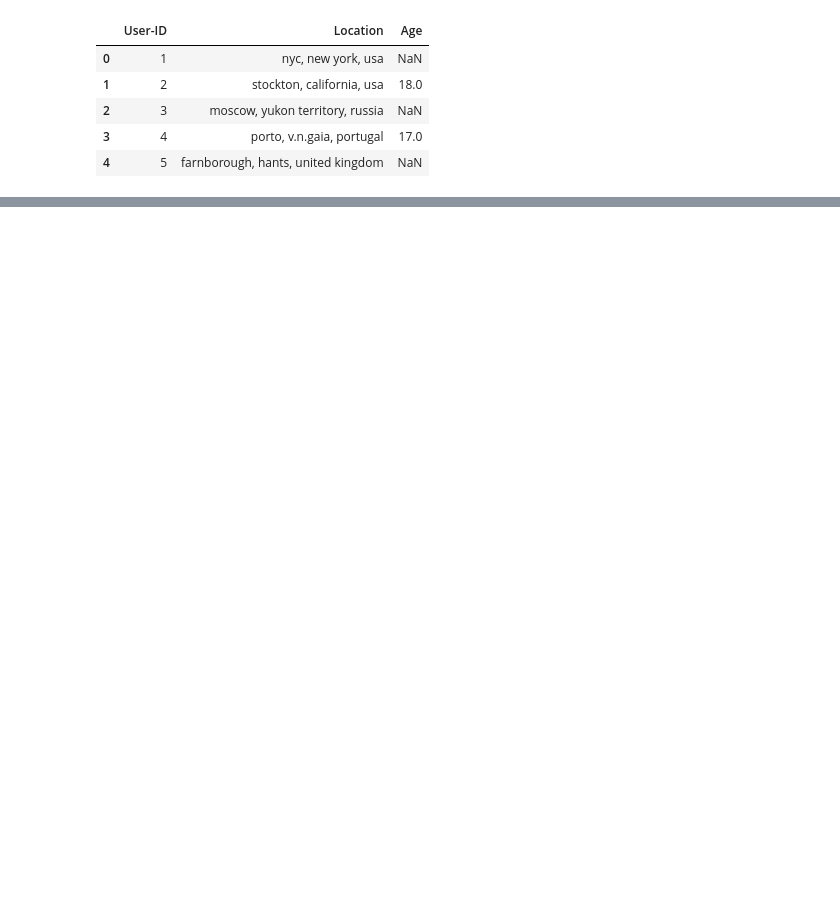
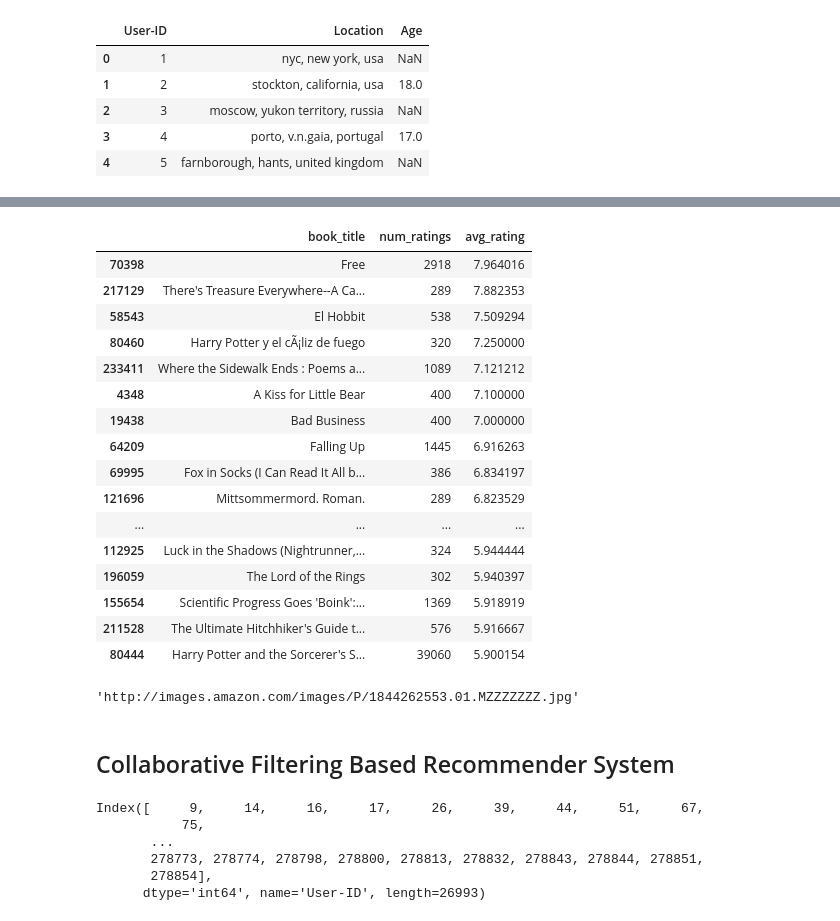
Before and after one commit to NutrinoDaya/Machine-Learning, a Jupyter notebook: Projects/Book Recommendation System/Book Recommendation System.ipynb, the cells around one changed output, grey strips where cells are left out. Saved outputs shown, nothing was run; the diff lists cells and outputs as text; code cells hidden in the pictures; blank space fills up the shorter version.

```diff
--- a/Projects/Book Recommendation System/Book Recommendation System.ipynb
+++ b/Projects/Book Recommendation System/Book Recommendation System.ipynb
@@ -29,0 +78,2 @@ users.head(5)
+# %%
+ratings_with_name = ratings.merge(books, on="ISBN")
@@ -29,0 +89,3 @@ users.head(5)
+# %%
+num_rating_df = ratings_with_name.groupby('book_title').count()['Book-Rating'].reset_index()
+num_rating_df.rename(columns={'Book-Rating' : 'num_ratings'},inplace=True)
@@ -29,0 +118,7 @@ users.head(5)
+# %%
+# avg_rating_df = ratings_with_name.groupby('book_title').mean()['Book-Rating'].reset_index()
+# avg_rating_df.rename(columns={'Book-Rating':'avg_rating'},inplace=True)
+# avg_rating_df
+avg_rating_df = ratings_with_name.groupby('book_title')['Book-Rating'].mean().reset_index()
+# Rename the 'Book-Rating' column to 'avg_rating'
+avg_rating_df.rename(columns={'Book-Rating': 'avg_rating'}, inplace=True)
@@ -29,0 +141,3 @@ users.head(5)
+# %%
+popular_df = num_rating_df.merge(avg_rating_df,on="book_title")
+popular_df
@@ -29,0 +158,21 @@ users.head(5)
+# %%
+popular_df = popular_df[popular_df['num_ratings']>=250].sort_values('avg_rating',ascending=False).head(50)
+popular_df
+# %% [output]
+|  | book_title | num_ratings | avg_rating |
+| 70398 | Free | 2918 | 7.964016 |
+| 217129 | There's Treasure Everywhere--A Ca... | 289 | 7.882353 |
+| 58543 | El Hobbit | 538 | 7.509294 |
+| 80460 | Harry Potter y el cÃ¡liz de fuego | 320 | 7.250000 |
+| 233411 | Where the Sidewalk Ends : Poems a... | 1089 | 7.121212 |
+| 4348 | A Kiss for Little Bear | 400 | 7.100000 |
+| 19438 | Bad Business | 400 | 7.000000 |
+| 64209 | Falling Up | 1445 | 6.916263 |
+| 69995 | Fox in Socks (I Can Read It All b... | 386 | 6.834197 |
+| 121696 | Mittsommermord. Roman. | 289 | 6.823529 |
+| ... | ... | ... | ... |
+| 112925 | Luck in the Shadows (Nightrunner,... | 324 | 5.944444 |
+| 196059 | The Lord of the Rings | 302 | 5.940397 |
+| 155654 | Scientific Progress Goes 'Boink':... | 1369 | 5.918919 |
+| 211528 | The Ultimate Hitchhiker's Guide t... | 576 | 5.916667 |
+| 80444 | Harry Potter and the Sorcerer's S... | 39060 | 5.900154 |
@@ -29,0 +181,6 @@ users.head(5)
+# %%
+popular_df['img_m'][0]
+# %% [output]
+'http://images.amazon.com/images/P/1844262553.01.MZZZZZZZ.jpg'
+# %% [markdown]
+## Collaborative Filtering Based Recommender System
@@ -29,0 +190,9 @@ users.head(5)
+# %%
+print(padhe_likhe_users)
+# %% [output]
+Index([     9,     14,     16,     17,     26,     39,     44,     51,     67,
+           75,
+       ...
+       278773, 278774, 278798, 278800, 278813, 278832, 278843, 278844, 278851,
+       278854],
+      dtype='int64', name='User-ID', length=26993)
```
Also changed, not shown: parts of 21 cells of this notebook.
